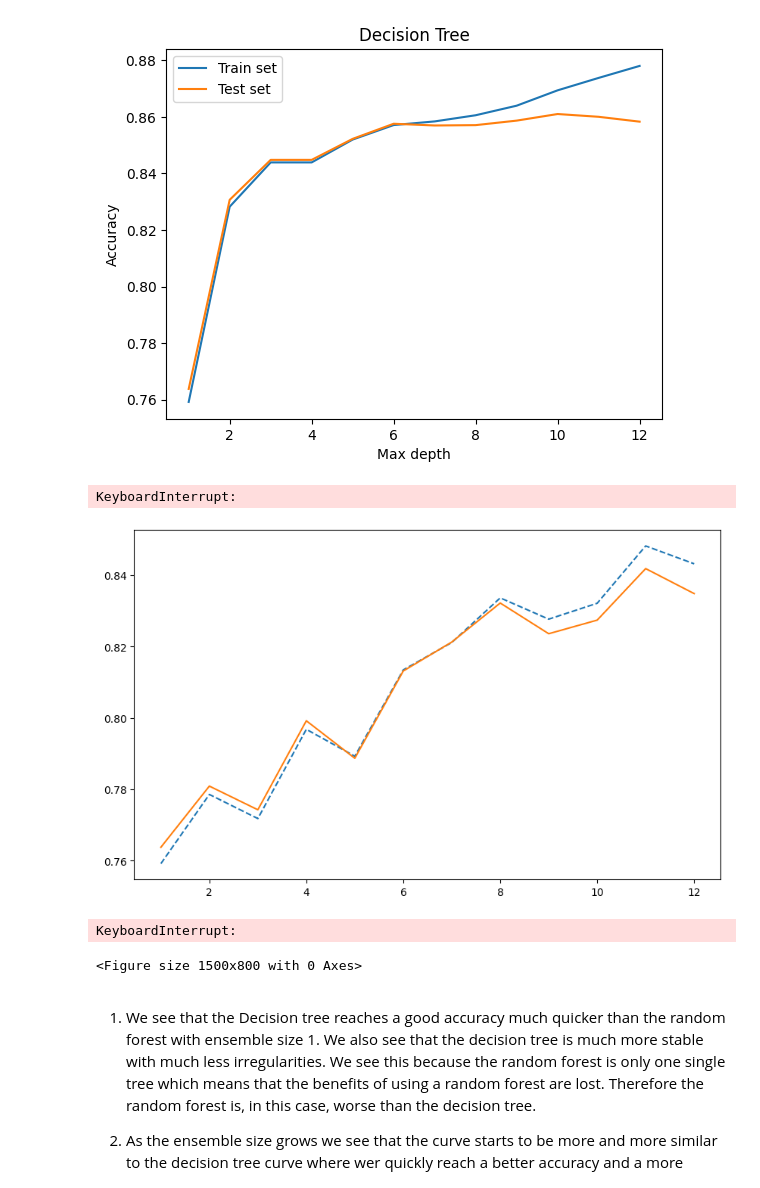
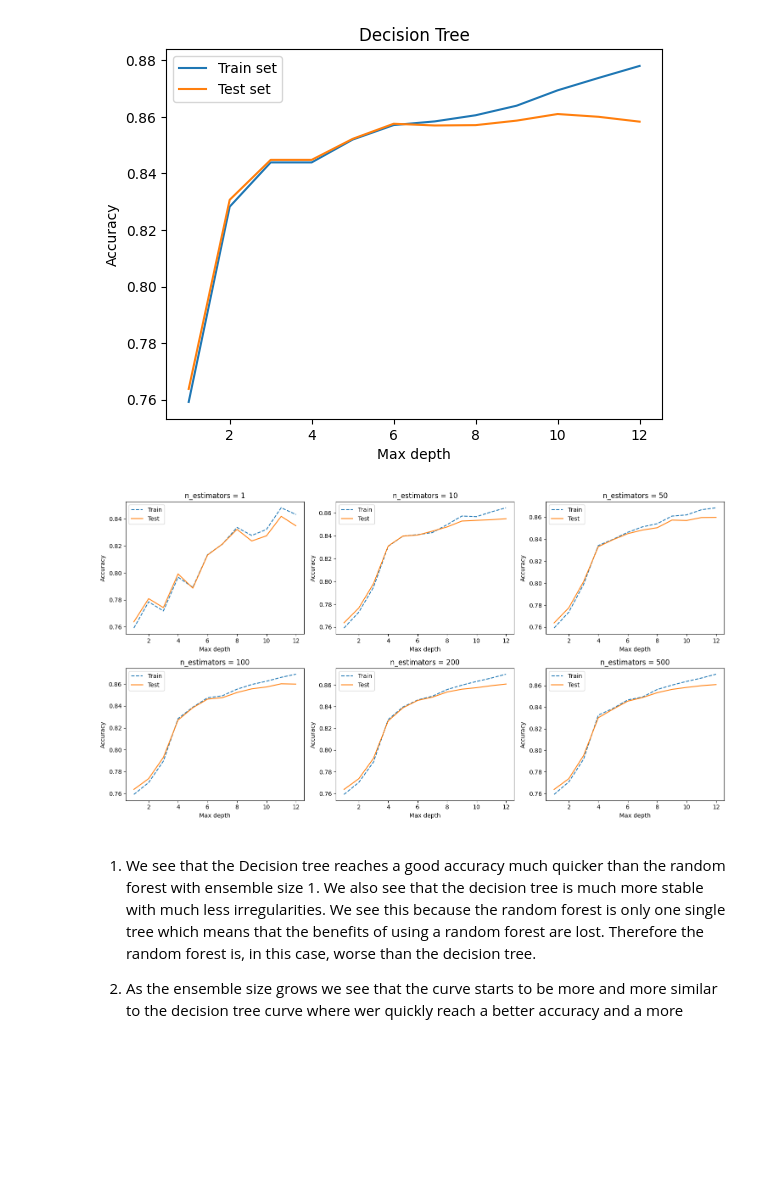
Before and after one commit to NilsLyrevik/AppML, a Jupyter notebook: PA2/PA2.ipynb, the cells around one changed output. Drawn from its saved outputs; the diff is of its cells as text; code cells hidden in the pictures; blank space fills up the shorter version.

```diff
--- a/PA2/PA2.ipynb
+++ b/PA2/PA2.ipynb
@@ -105,41 +105,38 @@ import matplotlib.pyplot as plt
 depths = range(1, 13)
 n_estimators_list = [1, 10, 50, 100, 200, 500]
 
 fig, axes = plt.subplots(2, 3, figsize=(15, 8))  # 6 plots (2 rows x 3 cols)
 axes = axes.ravel()  # flatten to 1D for easy looping
 
 for i, n in enumerate(n_estimators_list):
     train_scores = []
     test_scores = []
 
     for d in depths:
-        rf = RandomForestClassifier(
+        randomforest = RandomForestClassifier(
             max_depth=d,
             n_estimators=n,
             n_jobs=-1,
             random_state=0
         )
-        rf.fit(X_train, y_train)
+        randomforest.fit(X_train, y_train)
 
-        train_scores.append(rf.score(X_train, y_train))
-        test_scores.append(rf.score(X_test, y_test))
+        train_scores.append(randomforest.score(X_train, y_train))
+        test_scores.append(randomforest.score(X_test, y_test))
 
     ax = axes[i]
     ax.plot(depths, train_scores, linestyle='--', label="Train")
     ax.plot(depths, test_scores, linestyle='-', label="Test")
 
     ax.set_title(f"n_estimators = {n}")
     ax.set_xlabel("Max depth")
     ax.set_ylabel("Accuracy")
     ax.legend()
 
 plt.tight_layout()
 plt.show()
 # %% [output]
-KeyboardInterrupt:
-[figure, old version]
+[figure, new version]
-KeyboardInterrupt:
-<Figure size 1500x800 with 0 Axes>
 # %% [markdown]
 1. We see that the Decision tree reaches a good accuracy much quicker than the random forest with ensemble size 1. We also see that the decision tree is much more stable with much less irregularities. We see this because the random forest is only one single tree which means that the benefits of using a random forest are lost. Therefore the random forest is, in this case, worse than the decision tree.
 
```
Also changed, not shown: parts of 2 cells of this notebook.
